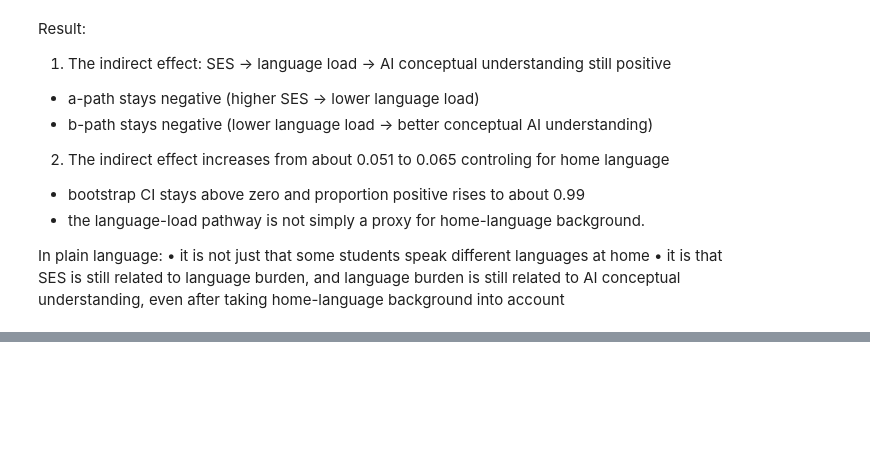
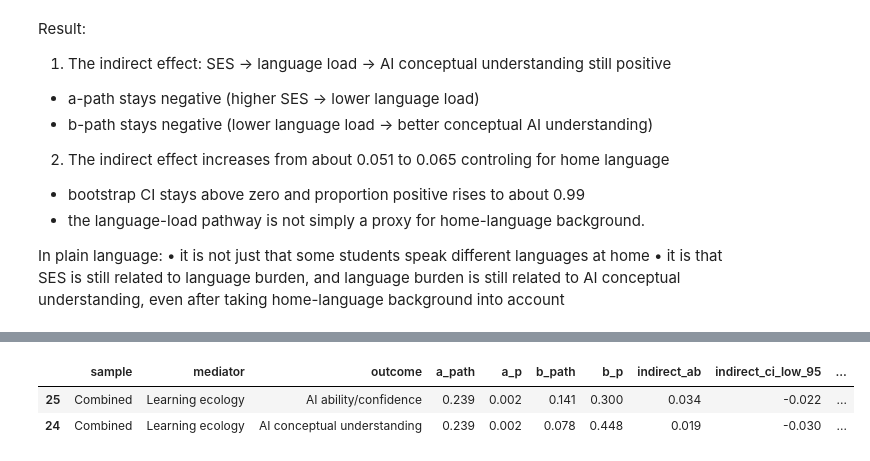
Before and after one commit to garcia-ho/1st_analysis, a Jupyter notebook: Phase1_analysis.ipynb, the cells around one changed output, grey strips where cells are left out. Saved outputs shown, nothing was run; the diff lists cells and outputs as text; code cells hidden in the pictures; blank space fills up the shorter version.

```diff
--- a/Phase1_analysis.ipynb
+++ b/Phase1_analysis.ipynb
@@ -493,0 +527,6 @@ In plain language:
+# %%
+compare_one_mediator_across_outcomes(mediation_results, "Learning ecology", sample="Combined").round(3)
+# %% [output]
+|  | sample | mediator | outcome | a_path | a_p | b_path | b_p | indirect_ab | indirect_ci_low_95 | ... |
+| 25 | Combined | Learning ecology | AI ability/confidence | 0.239 | 0.002 | 0.141 | 0.300 | 0.034 | -0.022 | ... |
+| 24 | Combined | Learning ecology | AI conceptual understanding | 0.239 | 0.002 | 0.078 | 0.448 | 0.019 | -0.030 | ... |
```
Also changed, not shown: parts of 5 cells of this notebook, 2 other files.
